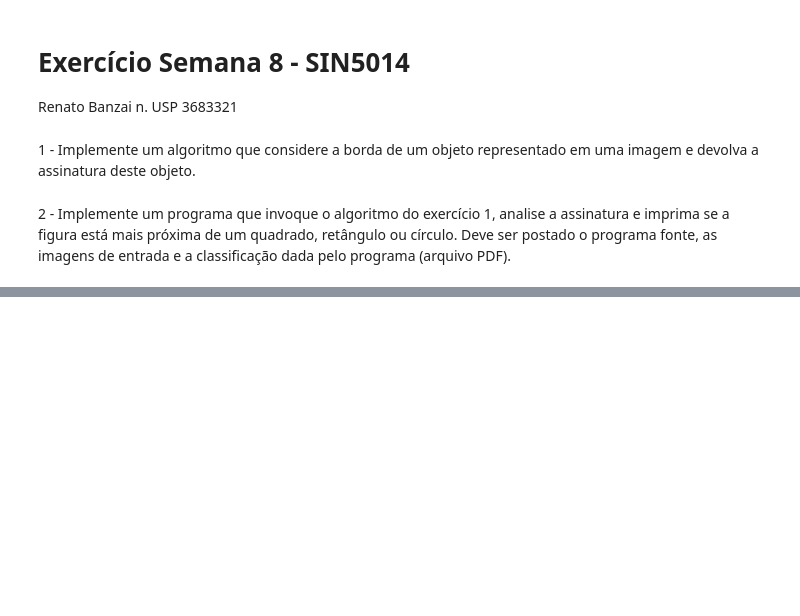
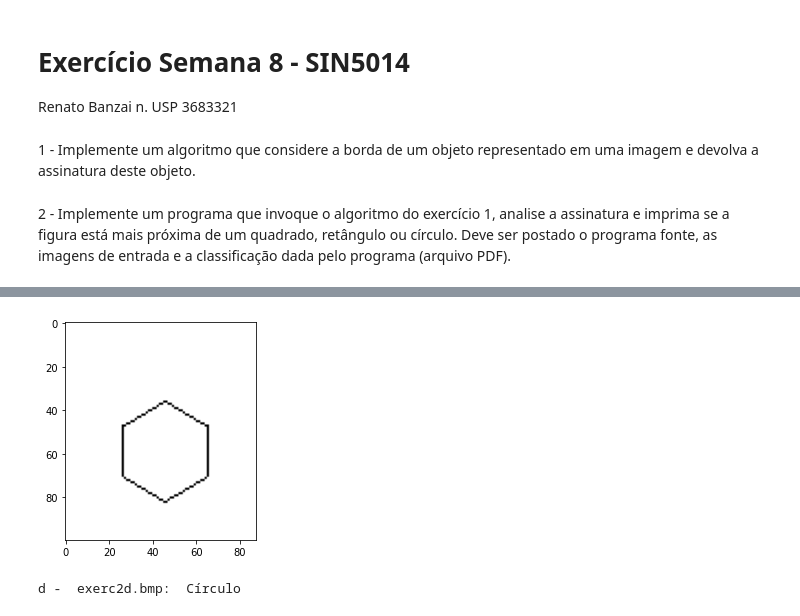
Before and after one commit to renatobanzai/sin5014_ex02, a Jupyter notebook: renatobanzai_aula08.ipynb, the cells around one changed output, grey strips where cells are left out. Drawn from its saved outputs; the diff is of its cells as text; code cells hidden in the pictures; blank space fills up the shorter version.

```diff
--- a/renatobanzai_aula08.ipynb
+++ b/renatobanzai_aula08.ipynb
@@ -128,0 +164,11 @@ def get_object_shape_by_signature(signature):
+# %%
+imgd = cv2.imread("exerc2d.bmp", 0)
+centroid_xd, centroid_yd = get_image_centroid(imgd)
+signd = get_signature(imgd, centroid_xd, centroid_yd, 8)
+plt.imshow(imgd, cmap="gray")
+plt.show()
+# get the object shape and show below the image
+print("d - ", "exerc2d.bmp: ", get_object_shape_by_signature(signd))
+# %% [output]
+[figure, added]
+d -  exerc2d.bmp:  Círculo
```
Also changed, not shown: parts of 13 cells of this notebook.
